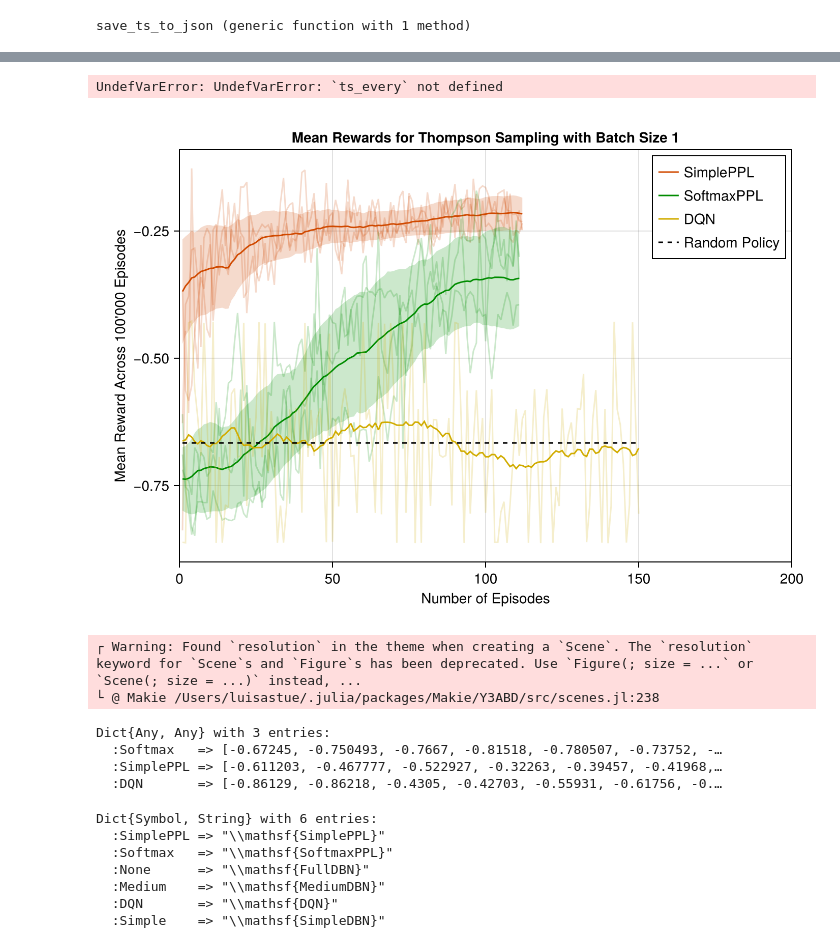
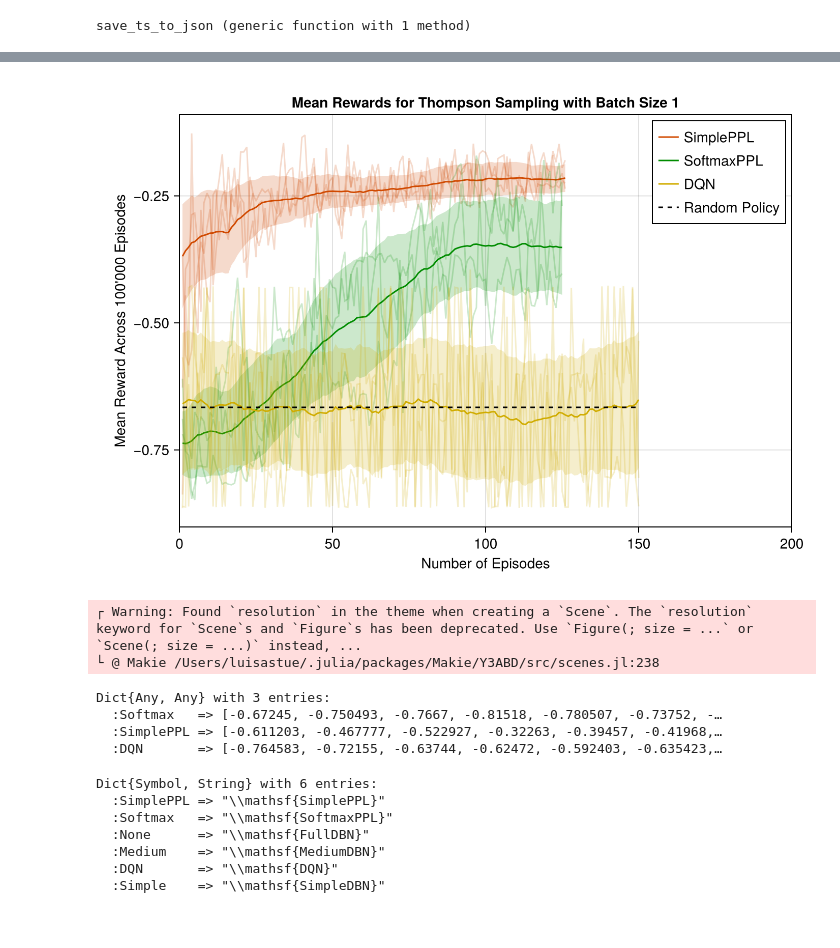
Before and after one commit to luisastue/hc-rl-thompson-sampling, a Jupyter notebook: sepsis/custom_sepsis/src/custom_sepsis/plot_ts.ipynb, the cells around one changed output, grey strips where cells are left out. Saved outputs shown, nothing was run; the diff lists cells and outputs as text; code cells hidden in the pictures.

```diff
--- a/sepsis/custom_sepsis/src/custom_sepsis/plot_ts.ipynb
+++ b/sepsis/custom_sepsis/src/custom_sepsis/plot_ts.ipynb
@@ -184,5 +184,3 @@ Dict{Symbol, Vector} with 6 entries:
-# %%
-ts_every[:Simple][1].mean_rewards = Dict(1 => -0.6662000000000002)
 # %%
 for model in ts_every[:Simple]
     model.get_mean_rewards(100000)
@@ -191,8 +189,6 @@ for model in ts_every[:Simple]
     )
     model.save_json()
 end
-# %% [output]
-UndefVarError: UndefVarError: `ts_every` not defined
 # %%
 for model in ts_every[:Medium]
     model.get_mean_rewards(100000)
@@ -202,15 +198,15 @@ for model in ts_every[:Medium]
     model.save_json()
 end
 # %%
-mean_rewards = plot_mean_rewards(ts_every, 1, [:SimplePPL, :Softmax, :DQN], 30, 200)
+mean_rewards = plot_mean_rewards(ts_every, 1, [:SimplePPL, :Softmax, :DQN], 30, 150)
 # %% [output]
-[figure, old version]
+[figure, new version]
 ┌ Warning: Found `resolution` in the theme when creating a `Scene`. The `resolution` keyword for `Scene`s and `Figure`s has been deprecated. Use `Figure(; size = ...` or `Scene(; size = ...)` instead, ...
 └ @ Makie /Users/luisastue/.julia/packages/Makie/Y3ABD/src/scenes.jl:238
 Dict{Any, Any} with 3 entries:
   :Softmax   => [-0.67245, -0.750493, -0.7667, -0.81518, -0.780507, -0.73752, -…
   :SimplePPL => [-0.611203, -0.467777, -0.522927, -0.32263, -0.39457, -0.41968,…
-  :DQN       => [-0.86129, -0.86218, -0.4305, -0.42703, -0.55931, -0.61756, -0.…
+  :DQN       => [-0.764583, -0.72155, -0.63744, -0.62472, -0.592403, -0.635423,…
 # %%
 # colors = Makie.wong_colors()
 # %%
```
Also changed, not shown: parts of 1 cell of this notebook, 20 other files.
